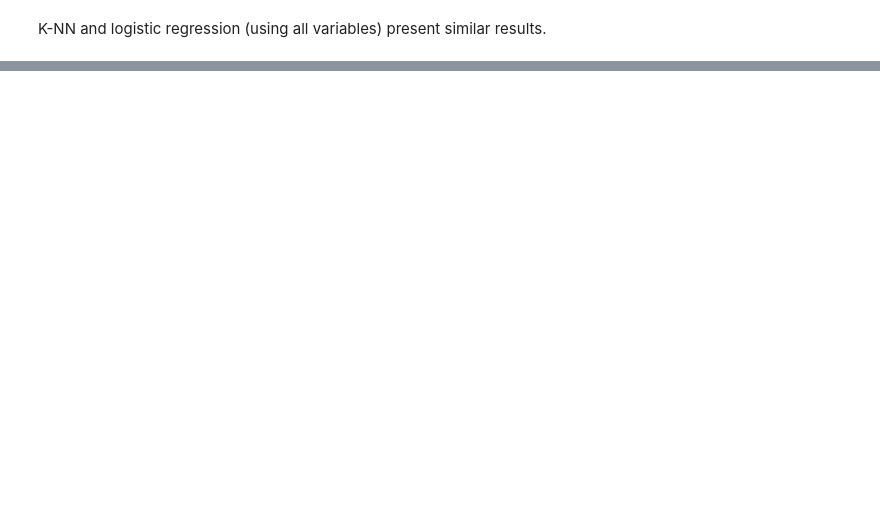
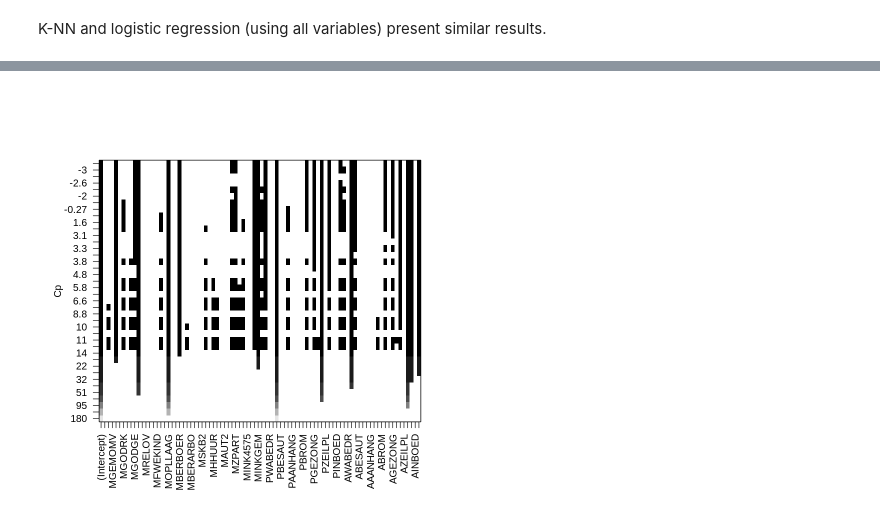
Before and after one commit to jabascal/notes-on-machine-learning, a Jupyter notebook: classification_example_R_Caravan.ipynb, the cells around one changed output, grey strips where cells are left out. Drawn from its saved outputs; the diff is of its cells as text; code cells hidden in the pictures; blank space fills up the shorter version.

```diff
--- a/classification_example_R_Caravan.ipynb
+++ b/classification_example_R_Caravan.ipynb
@@ -272,0 +314,7 @@ K-NN and logistic regression (using all variables) present similar results.
+# %%
+regfit.fwd=regsubsets(Purchase~.,data=Caravan.num[-test,],nvmax=40,method="forward")
+reg.summary = summary(regfit.fwd)
+plot(reg.summary$cp,xlab="Number of Variables",ylab="Cp")
+reg.summary.min = which.min(reg.summary$cp)
+points(reg.summary.min,reg.summary$cp[reg.summary.min],pch=20,col="red")
+print(paste0('Min Cp for # predictors ',reg.summary.min))
@@ -272,0 +324,5 @@ K-NN and logistic regression (using all variables) present similar results.
+# %%
+# Plot for the regsubsets object
+plot(regfit.fwd,scale="Cp")
+# %% [output]
+[figure, added]
```
Also changed, not shown: parts of 19 cells of this notebook, 9 other files.
